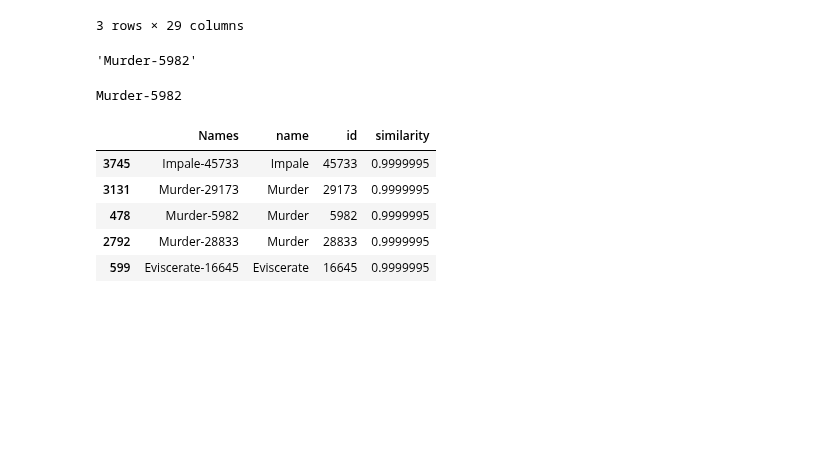
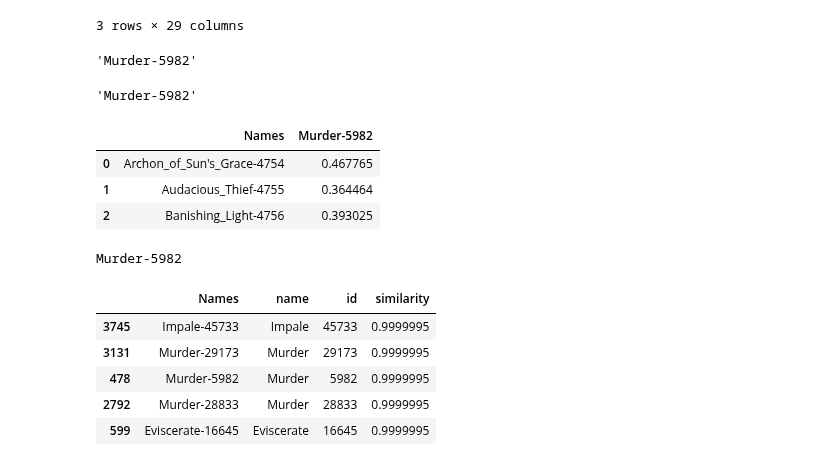
Before and after one commit to ledgerW/magicml, a Jupyter notebook: notebooks/mtgjson_sm_proc.ipynb, the cells around one changed output. Saved outputs shown, nothing was run; the diff lists cells and outputs as text; code cells hidden in the pictures; blank space fills up the shorter version.

```diff
--- a/notebooks/mtgjson_sm_proc.ipynb
+++ b/notebooks/mtgjson_sm_proc.ipynb
@@ -588,6 +590,17 @@ card = 'Murder-5982'
 card
 # %% [output]
 'Murder-5982'
+# %%
+card
+# %% [output]
+'Murder-5982'
+# %%
+pred_df[['Names', card]].head(3)
+# %% [output]
+|  | Names | Murder-5982 |
+| 0 | Archon_of_Sun's_Grace-4754 | 0.467765 |
+| 1 | Audacious_Thief-4755 | 0.364464 |
+| 2 | Banishing_Light-4756 | 0.393025 |
 # %%
 staged_card = pred_df[['Names', card]]\
     .merge(cards_df, how='left', on='Names')\
```
Also changed, not shown: parts of 10 cells of this notebook, 2 other files.
